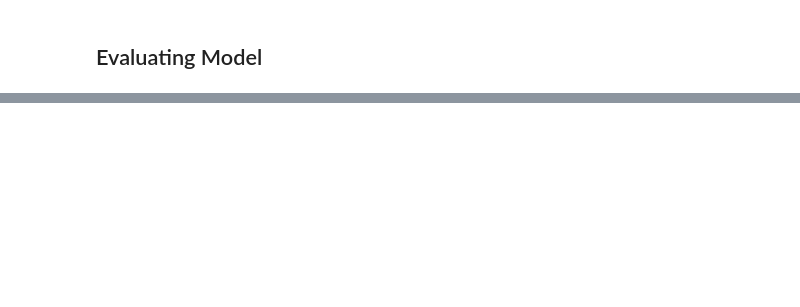
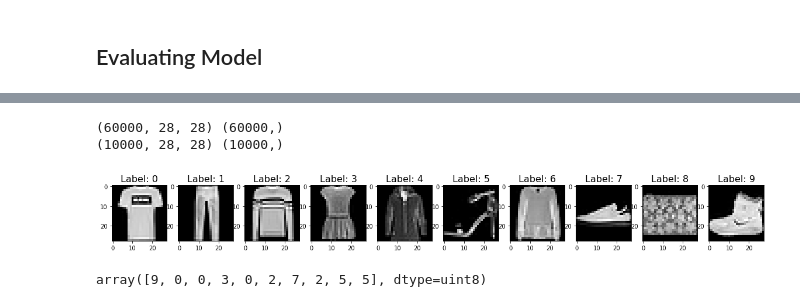
Before and after one commit to Ishan-Tewari/Deep-Learning-Codes, a Jupyter notebook: Prac 2/DL_Practical_2_Keras.ipynb, the cells around one changed output, grey strips where cells are left out. Drawn from its saved outputs; the diff is of its cells as text; code cells hidden in the pictures; blank space fills up the shorter version.

```diff
--- a/Prac 2/DL_Practical_2_Keras.ipynb
+++ b/Prac 2/DL_Practical_2_Keras.ipynb
@@ -145,0 +191,3 @@ Test Accuracy: 97.90%
+# %%
+from keras.datasets import fashion_mnist
+(X_train,y_train),(X_test,y_test) = fashion_mnist.load_data()
@@ -145,0 +203,19 @@ Test Accuracy: 97.90%
+# %%
+print(X_train.shape,y_train.shape)
+print(X_test.shape,y_test.shape)
+# %% [output]
+(60000, 28, 28) (60000,)
+(10000, 28, 28) (10000,)
+# %%
+f, ax = plt.subplots(1, 10, figsize=(20,20))
+
+for i in range(0, 10):
+  sample = X_train[y_train == i][0]
+  ax[i].imshow(sample, cmap='gray')
+  ax[i].set_title("Label: {}".format(i), fontsize=16)
+# %% [output]
+[figure, added]
+# %%
+y_train[0:10]
+# %% [output]
+array([9, 0, 0, 3, 0, 2, 7, 2, 5, 5], dtype=uint8)
```
Also changed, not shown: parts of 23 cells of this notebook.
